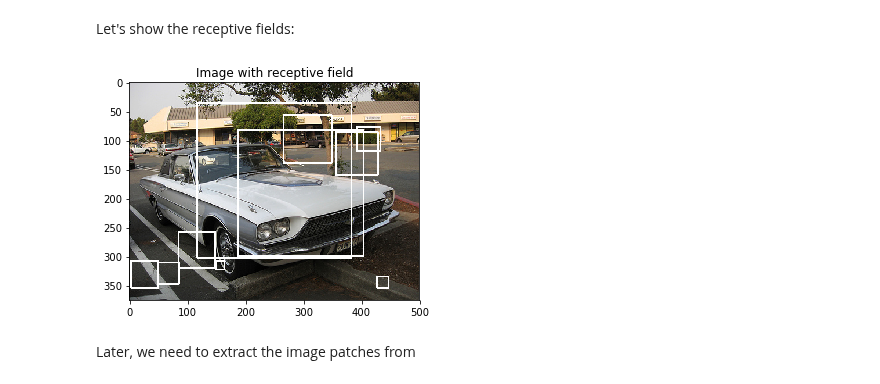
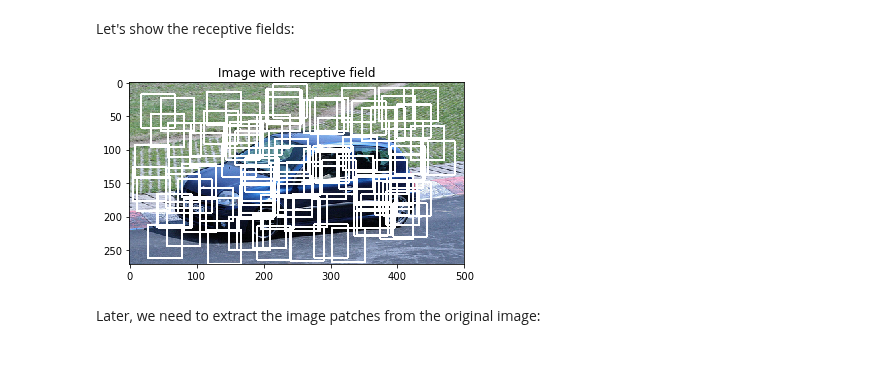
Before and after one commit to b3n3d17/DeepLearningCourse, a Jupyter notebook: 24_unsupervised_learning_of_filters/unsupervised_learning_of_filters.ipynb, the cells around one changed output. Cells and saved outputs as stored; diff of their text form; code cells hidden in the pictures.

Commit message:
Setting fixed receptive field size

```diff
--- a/24_unsupervised_learning_of_filters/unsupervised_learning_of_filters.ipynb
+++ b/24_unsupervised_learning_of_filters/unsupervised_learning_of_filters.ipynb
@@ -144,7 +144,7 @@ class receptive_fields_random:
 
         self.all_fields = []
 
-        MIN_RF_SIZE = 15
+        MIN_RF_SIZE = 50
 
         for field_nr in range(0,nr_of_fields):
 
@@ -152,7 +152,8 @@ class receptive_fields_random:
             rnd_y = np.random.randint(0, img_dimy-MIN_RF_SIZE)
             max_size_x = img_dimx-rnd_x-1
             max_size_y = img_dimy-rnd_y-1
-            rnd_size = np.random.randint(MIN_RF_SIZE, min(max_size_x,max_size_y))
+            #rnd_size = np.random.randint(MIN_RF_SIZE, min(max_size_x,max_size_y))
+            rnd_size = MIN_RF_SIZE
 
             next_field = ( rnd_x, rnd_y, rnd_size )
             self.all_fields.append( next_field )
@@ -219,12 +220,12 @@ class receptive_fields_random:
 Let's show the receptive fields:
 # %%
 image, label = my_image_provider.get_random_image()
-my_receptive_fields = receptive_fields_random(image.shape, 10)
+my_receptive_fields = receptive_fields_random(image.shape, 100)
 my_receptive_fields.show_fields( image )
 # %% [output]
-[figure, old version]
+[figure, new version]
 # %% [markdown]
-Later, we need to extract the image patches from
+Later, we need to extract the image patches from the original image:
 # %%
 all_img_patches = my_receptive_fields.get_all_image_patches( image )
 for img_patch_nr, img_patch in enumerate(all_img_patches):
```
Also changed, not shown: parts of 1 cell of this notebook.
